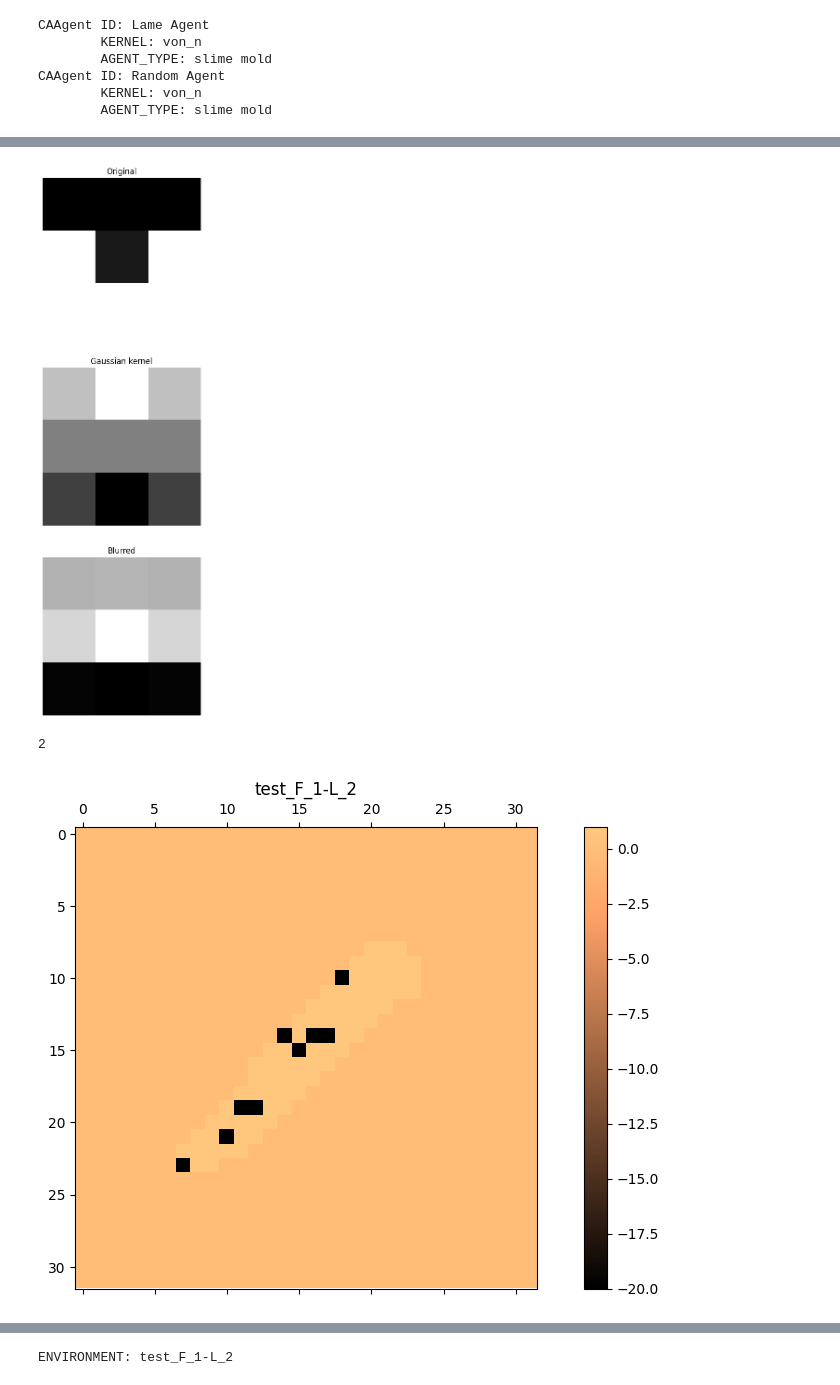
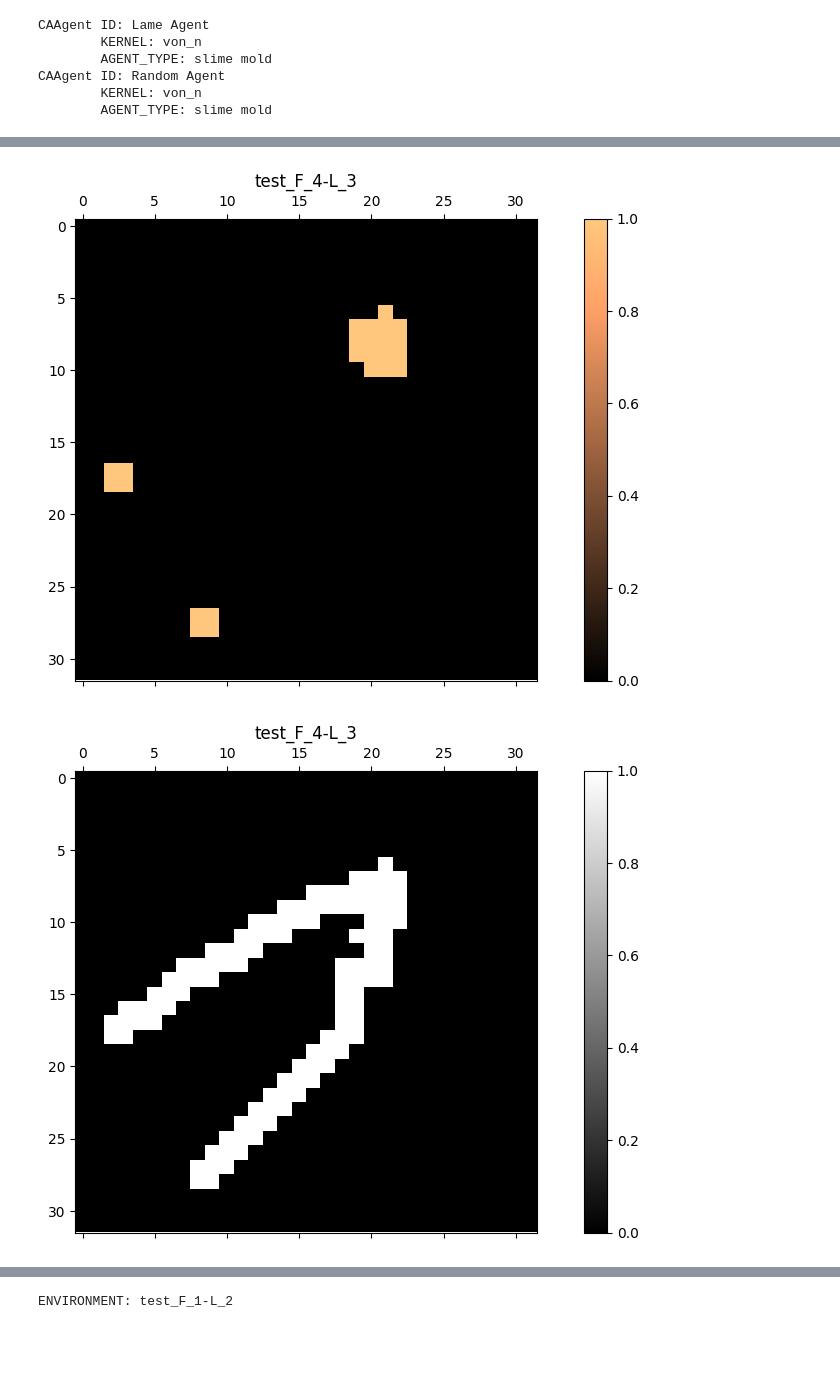
Before and after one commit to abarbieu/slime_mold_nca, a Jupyter notebook: slime.ipynb, the cells around one changed output, grey strips where cells are left out. Cells and saved outputs as stored; diff of their text form; code cells hidden in the pictures; blank space fills up the shorter version.

```diff
--- a/slime.ipynb
+++ b/slime.ipynb
@@ -116,6 +108,6 @@ for fkey in tenvs.keys():
 [figure]
 ... (18 outputs left out)
 # %%
-tenv = tenvs['1']['2']
+tenv = tenvs['4']['3']
 tenv.display()
 # %% [output]
@@ -132,10 +176,11 @@ def rprint(text):
 FOOD_RATE = 0.0
 von_n = (np.array([-1,  0,  0, 1]),
          np.array([0, -1,  1,  0]))  # Von Neumann neighborhood indices
-
 tenv.channels[tenv.hidden_i] *= 0
 
-road_inds = (tenv.channels[tenv.life_i] * (tenv.channels[tenv.food_i] <= 0)).nonzero()
-tenv.channels[tenv.hidden_i, road_inds[0],road_inds[1]] = 10     # Fill resevoirs
+road_ch = (tenv.channels[tenv.life_i] * (tenv.channels[tenv.food_i] <= 0))
 
-# tenv.display(channels=[0,2])
+road_inds = road_ch.nonzero()
+tenv.channels[tenv.hidden_i, road_inds[0],road_inds[1]] = 0     # Fill resevoirs
+
+tenv.display(channels=[0,1])
@@ -177,84 +210,86 @@ tenv.display(channels=[2])
 # %%
-test = np.array([[0,  0,  0],
-                 [10, 1,  10],
-                 [10, 10, 10]])
-kernel = np.array([[1,2,1],
-                   [0,0,0],
-                   [-1,-2,-1]])
+# test = np.array([[0,  0,  0],
+#                  [10, 1,  10],
+#                  [10, 10, 10]])
+# kernel = np.array([[1,2,1],
+#                    [0,0,0],
+#                    [-1,-2,-1]])
 
-blurred = signal.fftconvolve(test, kernel, mode='same')
-fig, (ax_orig, ax_kernel, ax_blurred) = plt.subplots(3, 1, figsize=(6, 15))
-ax_orig.imshow(test, cmap='gray')
-ax_orig.set_title('Original')
-ax_orig.set_axis_off()
-ax_kernel.imshow(kernel, cmap='gray')
-ax_kernel.set_title('Gaussian kernel')
-ax_kernel.set_axis_off()
-ax_blurred.imshow(blurred, cmap='gray')
-ax_blurred.set_title('Blurred')
-ax_blurred.set_axis_off()
-fig.show()
+# blurred = signal.fftconvolve(test, kernel, mode='same')
+# fig, (ax_orig, ax_kernel, ax_blurred) = plt.subplots(3, 1, figsize=(6, 15))
+# ax_orig.imshow(test, cmap='gray')
+# ax_orig.set_title('Original')
+# ax_orig.set_axis_off()
+# ax_kernel.imshow(kernel, cmap='gray')
+# ax_kernel.set_title('Gaussian kernel')
+# ax_kernel.set_axis_off()
+# ax_blurred.imshow(blurred, cmap='gray')
+# ax_blurred.set_title('Blurred')
+# ax_blurred.set_axis_off()
+# fig.show()
-# %% [output]
-[figure, removed]
 # %%
-tenv.start_new_video(channels = (tenv.life_i,tenv.hidden_i), cmaps=(cm.gray,cm.hot))
+tenv.start_new_video(channels = [tenv.hidden_i], cmaps=[cm.hot])
 start_sum = tenv.channels[tenv.hidden_i].sum()
 stp=0
 for _ in range(10): # 'Harm' 10 cells
     victim = np.random.randint(0,len(road_inds[0]))
     victim = (road_inds[0][victim], road_inds[1][victim])
-    tenv.channels[tenv.hidden_i,victim[0],victim[1]] = 1 # Draw from one resevoir
+    tenv.channels[tenv.hidden_i,victim[0],victim[1]] = -20 # Draw from one resevoir
 
     # tenv.display(channels=[tenv.hidden_i])
     # Propogate draw for 10 moves:
     for f in range(10):
-        neg_cells = ((tenv.channels[tenv.hidden_i] < 1) * (tenv.channels[tenv.life_i] > 0)).nonzero() # If cell is alive has has a depleted resevoir
+        neg_cells = ((tenv.channels[tenv.hidden_i] < 10) * (tenv.channels[tenv.life_i] > 0)).nonzero() # If cell is alive and has has a depleted resevoir
         for i,j in zip(neg_cells[0],neg_cells[1]):
             for n in range(len(von_n[0])):
                 if tenv.channels[tenv.life_i,von_n[0][n] + i, von_n[1][n] + j] > 0: # If neigh has life
-                    tenv.channels[tenv.hidden_i, i, j] = min(tenv.channels[tenv.hidden_i, i, j]+ tenv.channels[tenv.food_i,i,j] * 0.25, 1)
+
+                    tenv.channels[tenv.hidden_i, i, j] = min(tenv.channels[tenv.hidden_i, i, j]+ tenv.channels[tenv.food_i,i,j] * 0.25, 10)
 
                     val = tenv.channels[tenv.hidden_i, i, j]
                     nval = tenv.channels[tenv.hidden_i, von_n[0][n] + i, von_n[1][n] + j]
 
                     # rprint(str((nval - val)/2 - (val - nval)/2))
-                    # if val<nval:
-                    #     tenv.channels[tenv.hidden_i, i, j] = nval
-                    #     tenv.channels[tenv.hidden_i, von_n[0][n] + i, von_n[1][n] + j] = val
-                        # tenv.channels[tenv.hidden_i, i, j] += (nval - val)/2
-                        # tenv.channels[tenv.hidden_i, von_n[0][n] + i, von_n[1][n] + j] += (val-nval)/2
+                    if val<nval:
+                        # tenv.channels[tenv.hidden_i, i, j] = nval
+                        # tenv.channels[tenv.hidden_i, von_n[0][n] + i, von_n[1][n] + j] = val
+                        tenv.channels[tenv.hidden_i, i, j] += (nval - val)/2
+                        tenv.channels[tenv.hidden_i, von_n[0][n] + i, von_n[1][n] + j] += (val-nval)/2
                     stp+=1
                     if stp%50 == 0:
+                        tenv.channels[tenv.hidden_i, 0,0] = 10
+                        tenv.channels[tenv.hidden_i, 0,1] = 1
+
                         tenv.add_state_to_video()
             # print()
             # rprint(str(start_res - tenv.channels[tenv.hidden_i].sum()))
 
 # for f in range(20):
 #     neg_cells = ((tenv.channels[tenv.hidden_i] < 1) * (tenv.channels[tenv.life_i] > 0)).nonzero() # If cell is alive has has a depleted resevoir
 #     for i,j in zip(neg_cells[0],neg_cells[1]):
 #         for n in range(len(von_n[0])):
 #             if tenv.channels[tenv.life_i,von_n[0][n] + i, von_n[1][n] + j] > 0: # If neigh has life
 #                 # tenv.channels[tenv.hidden_i, i, j] = min(tenv.channels[tenv.hidden_i, i, j] + tenv.channels[tenv.food_i,i,j] * 0.25, 1)
 #                 val = tenv.channels[tenv.hidden_i, i, j]
 #                 nval = tenv.channels[tenv.hidden_i, von_n[0][n] + i, von_n[1][n] + j]
 
 #                 tenv.channels[tenv.hidden_i, i, j] += (nval - val)/2
 #                 tenv.channels[tenv.hidden_i, von_n[0][n] + i, von_n[1][n] + j] += (val-nval)/2
 #                 stp+=1
 
 #                 if f%50 == 0:
 #                     tenv.channels[tenv.hidden_i, 0,0] = -5
 #                     tenv.add_state_to_video()
 #                     tenv.channels[tenv.hidden_i, 0, 0] = 0
-tenv.display(channels=[2])
+tenv.display(channels=[0,1,2])
 
         # rprint(str(start_res - tenv.channels[tenv.hidden_i].sum()))
 
 # tenv.display(channels=(tenv.food_i, tenv.life_i, tenv.hidden_i), cmaps=(cm.copper,cm.gray,cm.hot))
     # if f%1 == 0:
     #     tenv.channels[tenv.hidden_i, 0,0] = -5
     #     tenv.add_state_to_video()
     #     tenv.channels[tenv.hidden_i, 0,0] = 0
 # %% [output]
-2
-[figure, old version]
+[figure, new version]
+[figure, added]
```
Also changed, not shown: parts of 13 cells of this notebook, 13 other files.
